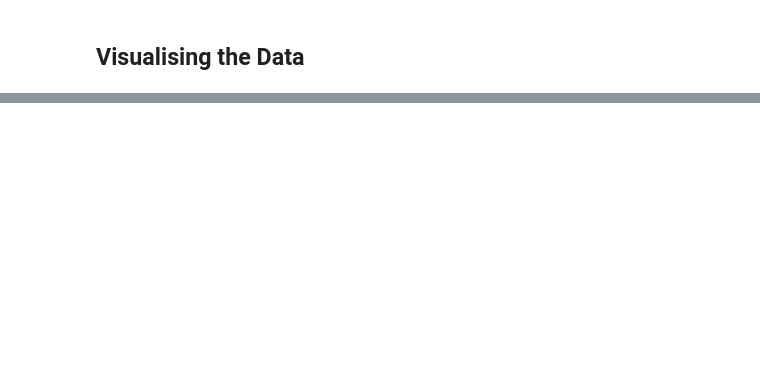
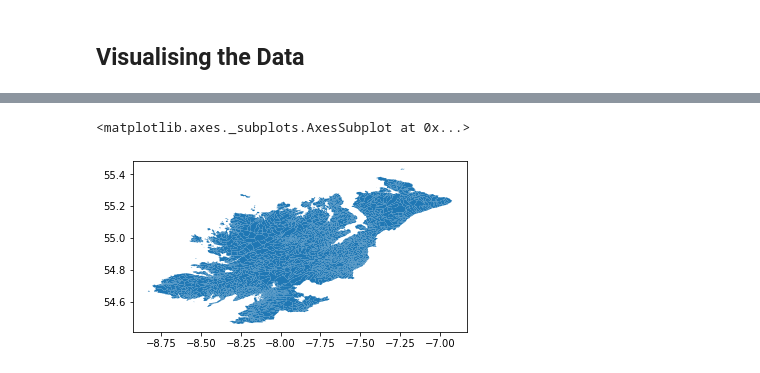
Before and after one commit to declanbarr/donegal-population, a Jupyter notebook: donegalPopulation.ipynb, the cells around one changed output, grey strips where cells are left out. Saved outputs shown, nothing was run; the diff lists cells and outputs as text; code cells hidden in the pictures; blank space fills up the shorter version.

Commit message:
Split townlands in census file and merged to shapfile

```diff
--- a/donegalPopulation.ipynb
+++ b/donegalPopulation.ipynb
@@ -87,0 +146,8 @@ df.head(10)
+# %%
+# Sorting the index so that the rows are back in the original order before joining
+townlandsDF.sort_index(inplace=True)
+# %%
+# Resetting the index of df and joining on the sorted index of townlandsDF
+df = df.reset_index().join(townlandsDF)
+
+df.tail()
@@ -105,0 +202,7 @@ map_df.plot()
+# %%
+merged = map_df.merge(df, left_on=['NAME_TAG', 'ED_NAME'], right_on=['NAME_TAG', 'ED_NAME'], how='left')
+
+merged.plot()
+# %% [output]
+<matplotlib.axes._subplots.AxesSubplot at 0x...>
+[figure, added]
```
Also changed, not shown: parts of 21 cells of this notebook.
